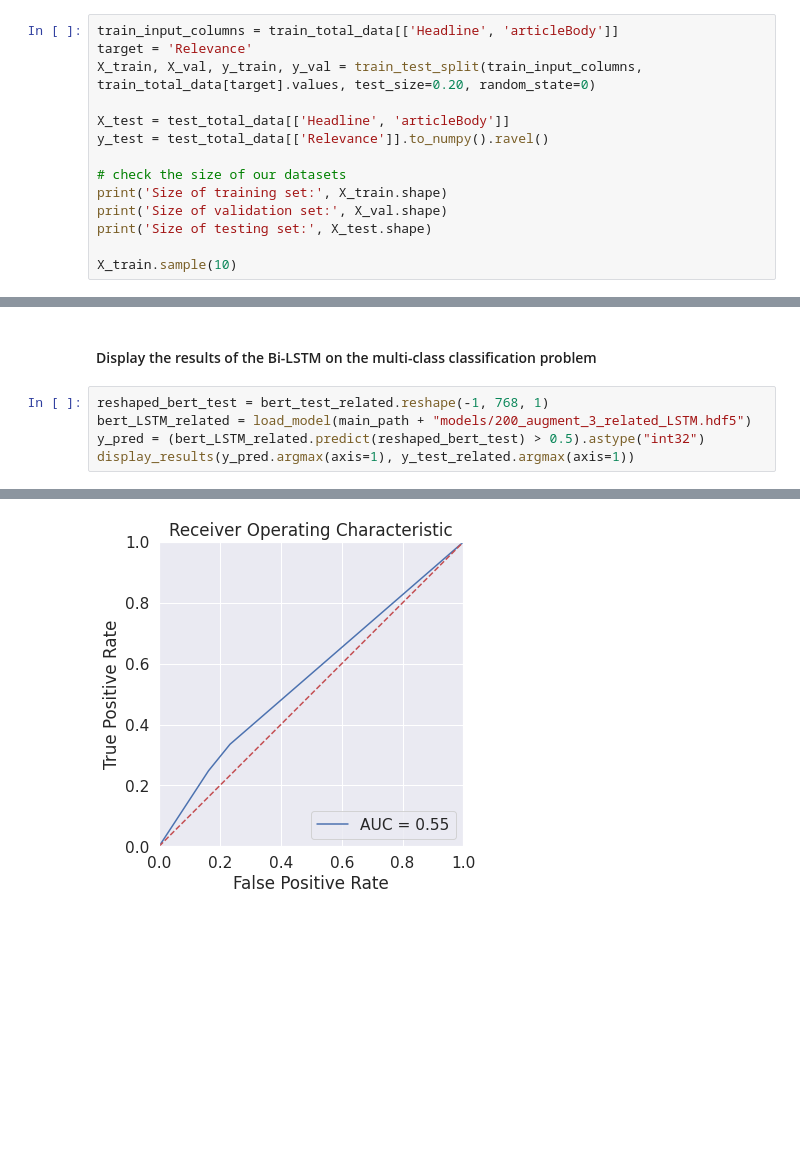
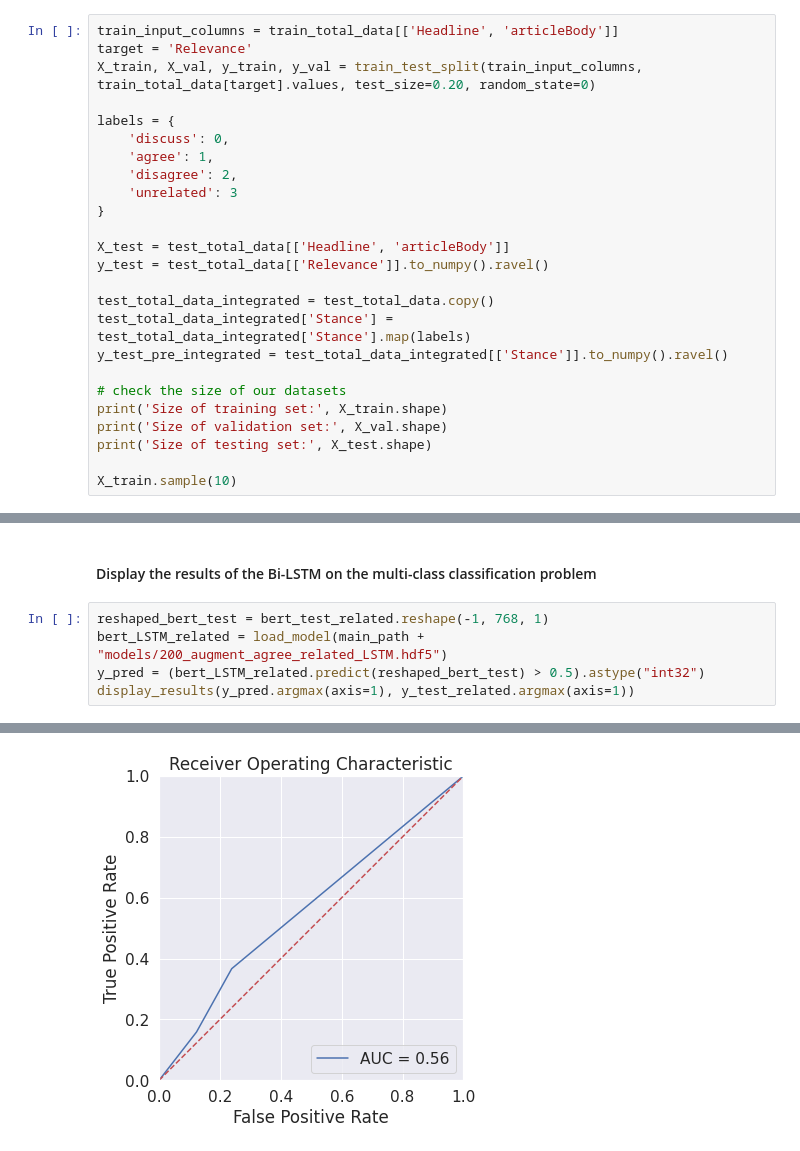
Before and after one commit to FaiZaman/Fake-News-Detection-with-Natural-Language-Processing, a Jupyter notebook: Fake_News_Challenge_Classifier.ipynb, the cells around one changed output, grey strips where cells are left out. Cells and saved outputs as stored; diff of their text form; blank space fills up the shorter version.

Commit message:
Combined the models and tested end-to-end

```diff
--- a/Fake_News_Challenge_Classifier.ipynb
+++ b/Fake_News_Challenge_Classifier.ipynb
@@ -160,8 +160,19 @@ train_input_columns = train_total_data[['Headline', 'articleBody']]
 target = 'Relevance'
 X_train, X_val, y_train, y_val = train_test_split(train_input_columns, train_total_data[target].values, test_size=0.20, random_state=0)
 
+labels = {
+    'discuss': 0,
+    'agree': 1,
+    'disagree': 2,
+    'unrelated': 3
+}
+
 X_test = test_total_data[['Headline', 'articleBody']]
 y_test = test_total_data[['Relevance']].to_numpy().ravel()
+
+test_total_data_integrated = test_total_data.copy()
+test_total_data_integrated['Stance'] = test_total_data_integrated['Stance'].map(labels)
+y_test_pre_integrated = test_total_data_integrated[['Stance']].to_numpy().ravel()
 
 # check the size of our datasets
 print('Size of training set:', X_train.shape)
@@ -803,7 +812,7 @@ Epoch 137/200
 #### Display the results of the Bi-LSTM on the multi-class classification problem
 # %%
 reshaped_bert_test = bert_test_related.reshape(-1, 768, 1)
-bert_LSTM_related = load_model(main_path + "models/200_augment_3_related_LSTM.hdf5")
+bert_LSTM_related = load_model(main_path + "models/200_augment_agree_related_LSTM.hdf5")
 y_pred = (bert_LSTM_related.predict(reshaped_bert_test) > 0.5).astype("int32")
 display_results(y_pred.argmax(axis=1), y_test_related.argmax(axis=1))
 # %% [output]
@@ -820,4 +829,4 @@ weighted avg       0.52      0.54      0.50      7064
-[figure, old version]
+[figure, new version]
 # %%
 plt.plot(history.history['loss'])
 plt.plot(history.history['val_loss'])
```
Also changed, not shown: parts of 27 cells of this notebook.
